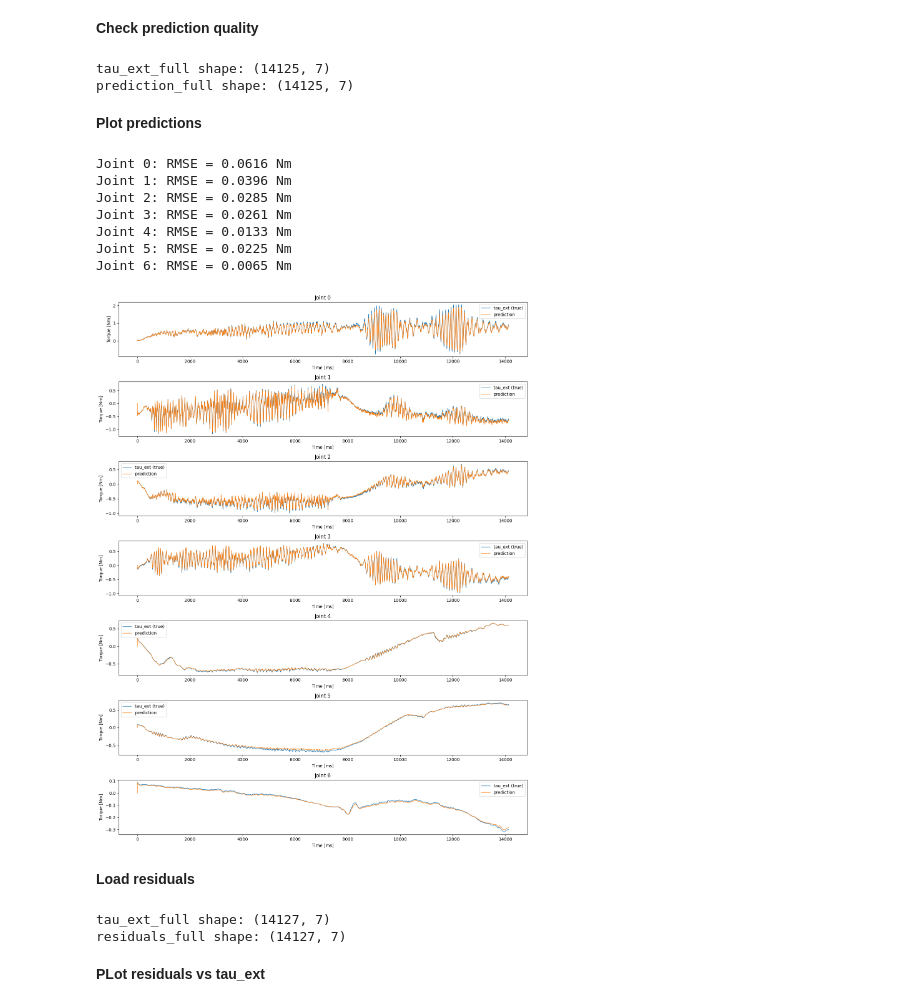
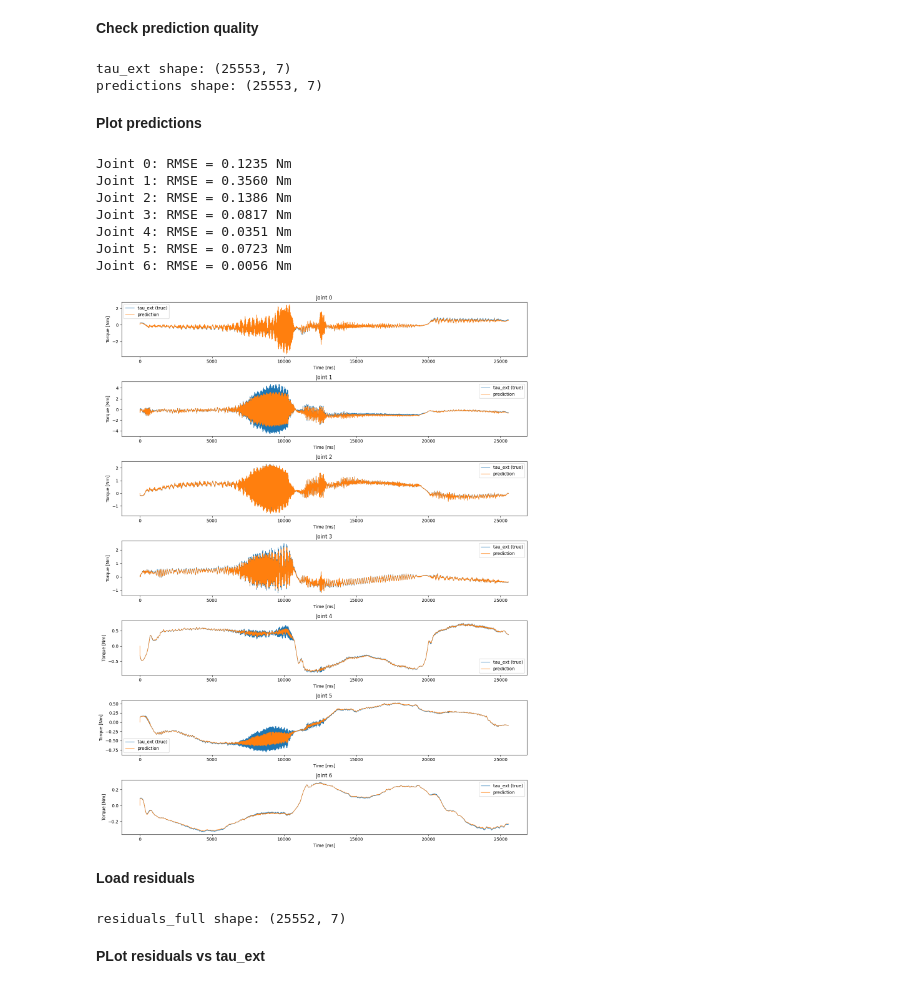
Before and after one commit to Anthony7-Ho/nonlinear_deepc_controller, a Jupyter notebook: performance_evaluation/evaluation.ipynb, the cells around one changed output. Cells and saved outputs as stored; diff of their text form; code cells hidden in the pictures.

```diff
--- a/performance_evaluation/evaluation.ipynb
+++ b/performance_evaluation/evaluation.ipynb
@@ -76,92 +10,59 @@ NameError: name 'tau_ext' is not defined
 **Check prediction quality**
 # %%
 # Load data
-data = pd.read_csv("tau_ext_test_kernel.csv")
+data = pd.read_csv("test_log_kernel.csv")
 
-# put 'label' as the row index
-data = data.set_index("label")
+tau_ext = data.filter(like="tau_ext_").to_numpy() # shape (T, 7)
+predictions = data.filter(like="friction_pred_").to_numpy() # shape (T, 7)
 
-# keep only the time columns (they look like t0.0, t0.1, ..., etc.)
-time_cols = [c for c in data.columns if c.startswith("t")]
-
-# numeric sort for rows like 'tau_cmd_0', 'tau_cmd_1', ...
-def row_sort_key(s):
-    m = re.search(r"_(\d+)$", s)
-    return int(m.group(1)) if m else 10**9
-
-# select and sort the commanded torques (u) and external torques (y)
-tau_ext_rows = sorted([r for r in data.index if r.startswith("tau_ext")], key=row_sort_key)
-prediction_rows = sorted([r for r in data.index if r.startswith("friction_pred")], key=row_sort_key)
-# build arrays (first column is just 0.0)
-tau_ext_full = data.loc[tau_ext_rows, time_cols].to_numpy().T
-prediction_full = data.loc[prediction_rows, time_cols].to_numpy().T
-
-print("tau_ext_full shape:", tau_ext_full.shape)
-print("prediction_full shape:", prediction_full.shape)
+print("tau_ext shape:", tau_ext.shape)
+print("predictions shape:", predictions.shape)
 # %% [output]
-tau_ext_full shape: (14125, 7)
-prediction_full shape: (14125, 7)
+tau_ext shape: (25553, 7)
+predictions shape: (25553, 7)
 # %% [markdown]
 **Plot predictions**
 # %%
-num_joints = tau_ext_full.shape[1]
+num_joints = tau_ext.shape[1]
 
 plt.figure(figsize=(14, 18))
 
 for i in range(num_joints):
 
-    err = tau_ext_full[:, i] - prediction_full[:, i]
+    err = tau_ext[:, i] - predictions[:, i]
     rmse = np.sqrt(np.mean(err**2))
     print(f"Joint {i}: RMSE = {rmse:.4f} Nm")
 
     plt.subplot(num_joints, 1, i + 1)
-    plt.plot(tau_ext_full[:, i], label="tau_ext (true)", linewidth=1.0)
-    plt.plot(prediction_full[:, i], label="prediction", linewidth=1.0)
+    plt.plot(tau_ext[:, i], label="tau_ext (true)", linewidth=1.0)
+    plt.plot(predictions[:, i], label="prediction", linewidth=1.0)
     plt.title(f"Joint {i}")
     plt.xlabel("Time [ms]")
     plt.ylabel("Torque [Nm]")
     plt.legend()
 
 plt.tight_layout()
 plt.show()
 # %% [output]
-Joint 0: RMSE = 0.0616 Nm
-Joint 1: RMSE = 0.0396 Nm
-Joint 2: RMSE = 0.0285 Nm
-Joint 3: RMSE = 0.0261 Nm
-Joint 4: RMSE = 0.0133 Nm
-Joint 5: RMSE = 0.0225 Nm
-Joint 6: RMSE = 0.0065 Nm
+Joint 0: RMSE = 0.1235 Nm
+Joint 1: RMSE = 0.3560 Nm
+Joint 2: RMSE = 0.1386 Nm
+Joint 3: RMSE = 0.0817 Nm
+Joint 4: RMSE = 0.0351 Nm
+Joint 5: RMSE = 0.0723 Nm
+Joint 6: RMSE = 0.0056 Nm
-[figure, old version]
+[figure, new version]
 # %% [markdown]
 **Load residuals**
 # %%
 # Load data
-data = pd.read_csv("tau_ext_test_kernel.csv")
+data = pd.read_csv("test_log_kernel.csv")
 
-# put 'label' as the row index
-data = data.set_index("label")
+residuals = data.filter(like="residual_").to_numpy()[1:, :] # shape (T, 7)
 
-# keep only the time columns (they look like t0.0, t0.1, ..., etc.)
-time_cols = [c for c in data.columns if c.startswith("t")]
-
-# numeric sort for rows like 'tau_cmd_0', 'tau_cmd_1', ...
-def row_sort_key(s):
-    m = re.search(r"_(\d+)$", s)
-    return int(m.group(1)) if m else 10**9
-
-# select and sort the commanded torques (u) and external torques (y)
-tau_ext_rows = sorted([r for r in data.index if r.startswith("tau_ext")], key=row_sort_key)
-residuals_rows = sorted([r for r in data.index if r.startswith("tau_residual")], key=row_sort_key)
-# build arrays (first column is just 0.0)
-tau_ext_full = data.loc[tau_ext_rows, time_cols].to_numpy().T
-residuals_full = data.loc[residuals_rows, time_cols].to_numpy().T
-
-print("tau_ext_full shape:", tau_ext_full.shape)
-print("residuals_full shape:", residuals_full.shape)
+print("residuals_full shape:", residuals.shape)
 # %% [output]
-tau_ext_full shape: (14127, 7)
-residuals_full shape: (14127, 7)
+residuals_full shape: (25552, 7)
 # %% [markdown]
 **PLot residuals vs tau_ext**
 # %%
```
Also changed, not shown: parts of 7 cells of this notebook, 2 other files.
